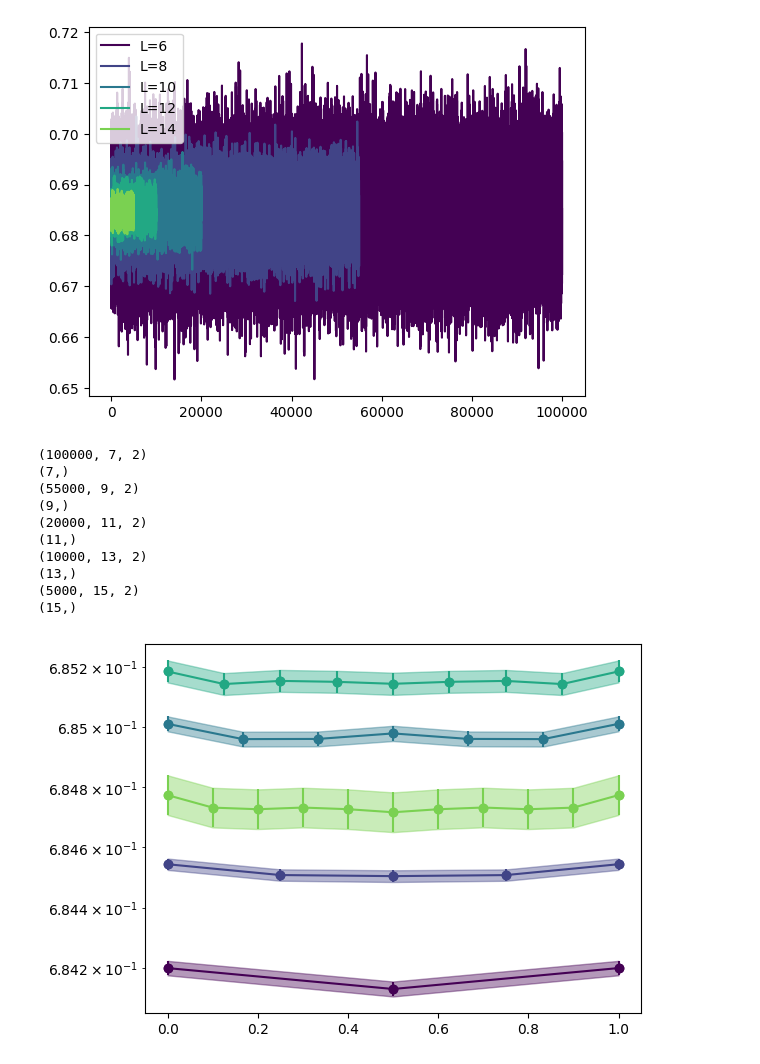
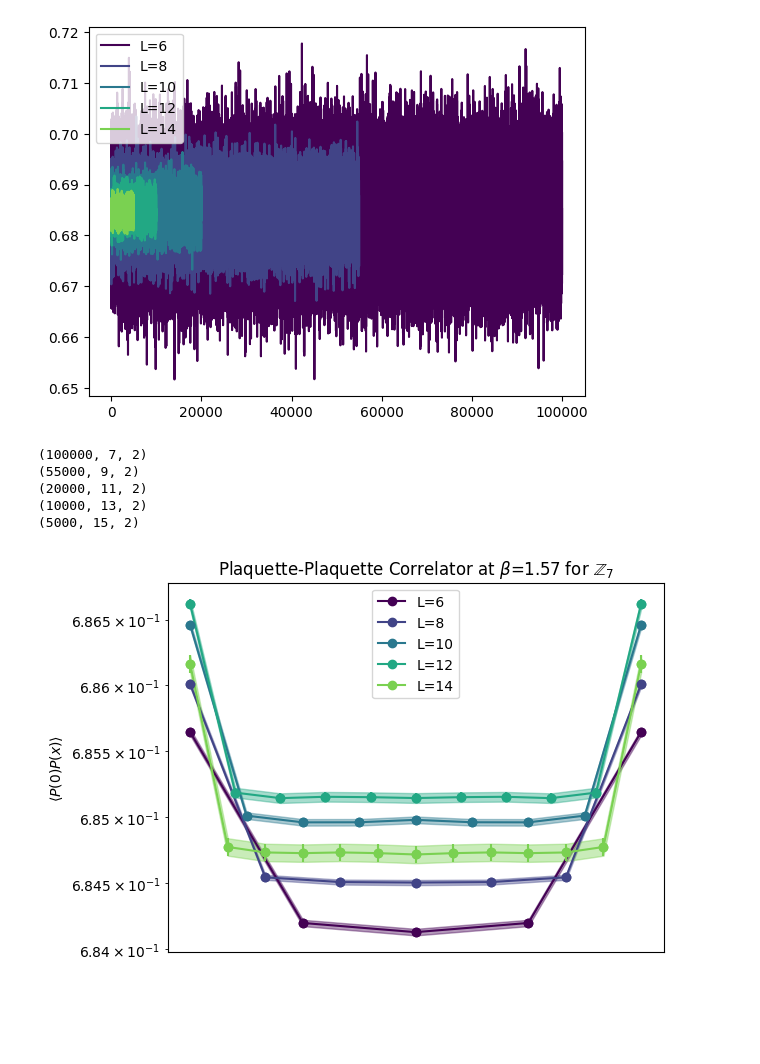
Before and after one commit to Landa233/crunchy, a Jupyter notebook: z_n_gauge/python_throwaway/z_7_correlators/better_statistics.ipynb, the cells around one changed output. Saved outputs shown, nothing was run; the diff lists cells and outputs as text; code cells hidden in the pictures; blank space fills up the shorter version.

Commit message:
data analtsis

```diff
--- a/z_n_gauge/python_throwaway/z_7_correlators/better_statistics.ipynb
+++ b/z_n_gauge/python_throwaway/z_7_correlators/better_statistics.ipynb
@@ -107,7 +107,7 @@ np.savez("temp/time_series2", time_series=time_series, tin_data=tin_data, betas=
 [('reboot_seed', [('last_state', [('edges', 'u1', (153664,)), ('rng_gen', [('rng_gen_wrapper', 'u1', (16,))]), ('performed_updates', '<u8'), ('accepted_updates', '<u8')]), ('experiment_parameters', [( ...
 [('reboot_seed', [('last_state', [('edges', 'u1', (153664,)), ('rng_gen', [('rng_gen_wrapper', 'u1', (16,))]), ('performed_updates', '<u8'), ('accepted_updates', '<u8')]), ('experiment_parameters', [( ...
 # %%
-data = np.load("temp/time_series2.npz", allow_pickle=True)
+data = np.load("../../../temp/time_series2.npz", allow_pickle=True)
 
 tin_data = data["tin_data"].item()
 betas = data["betas"]
@@ -122,7 +122,7 @@ plt.show()
 # %% [output]
 [figure]
 # %%
-data = np.load("temp/time_series2.npz", allow_pickle=True)
+data = np.load("../../../temp/time_series2.npz", allow_pickle=True)
 
 time_series = data["time_series"].item()
 
@@ -210,7 +210,7 @@ plt.show()
 14 (8, 5000, 2)
 [figure]
 # %%
-data = np.load("temp/pp_correlators2.npz", allow_pickle=True)
+data = np.load("../../../temp/pp_correlators2.npz", allow_pickle=True)
 pp_correlators = data["pp_correlators"].item()
 
 fig = plt.figure()
@@ -280,7 +280,7 @@ import numpy as np
 import matplotlib.pyplot as plt
 from matplotlib.colors import LinearSegmentedColormap, Normalize
 
-data = np.load("temp/pp_correlators2.npz", allow_pickle=True)
+data = np.load("../../../temp/pp_correlators2.npz", allow_pickle=True)
 pp_correlators = data["pp_correlators"].item()
 
 fig = plt.figure()
@@ -321,78 +321,71 @@ plt.show()
 (8, 1, 5000, 15, 2)
 [figure]
 # %%
-# x = np.linspace(0, 10, 10)
-# y = np.exp(x)
+data = np.load("../../../temp/pp_correlators2.npz", allow_pickle=True)
+pp_correlators = data["pp_correlators"].item()
 
-
-# fig, ax = plt.subplots()
-
-# ax.plot(x, y , 'o-')
-
-# error = y.copy()
-
-# ax.errorbar(x, y, yerr=error, fmt='o')
-
-# # log scale
-# ax.set_yscale('log')
+fig = plt.figure()
 
 
 
-
-# plt.show()
+# Use colormap viridis to color the lines according to the lattice size
+cmap = plt.get_cmap('viridis')
+norm = Normalize(vmin=0, vmax=len(pp_correlators.keys()))
 
 
-data = np.load("temp/pp_correlators2.npz", allow_pickle=True)
-pp_correlators = data["pp_correlators"].item()
-
-fig, ax = plt.subplots()
-
 which_beta = 3
-
-cmap = plt.get_cmap('viridis')
-norm = Normalize(vmin=0, vmax=len(pp_correlators.keys()))
 
 for (i,key) in enumerate(pp_correlators.keys()):
     pp_correlator = pp_correlators[key][which_beta,:,...].squeeze(axis=0)
 
-    pp_correlator_mean = pp_correlator.mean(axis=0)[:,0]
     print(pp_correlator.shape)
-    print(pp_correlator_mean.shape)
 
     color = cmap(norm(i))
 
-    cutoff = 2
+    pp_correlator_mean = pp_correlator.mean(axis=0)[:,0]
+
+    cutoff = 1
     if cutoff > 0:
         pp_correlator_mean = pp_correlator_mean[cutoff:-cutoff]
-    else:
+    # else:
         pp_correlator_mean = pp_correlator_mean
+
 
     Ls = np.arange(len(pp_correlator_mean))
     max_L = np.max(Ls)
     Ls = Ls / max_L
 
     plt.plot(Ls, pp_correlator_mean, '-o', label=f"L={key}", color=color)
 
+    #plot error bars
+    #calculate variance
     variance = pp_correlator.var(axis=0)[:,0]
     variance = variance[cutoff:-cutoff]
     std = np.sqrt(variance/len(pp_correlator))
 
 
     plt.fill_between(Ls, pp_correlator_mean-std, pp_correlator_mean+std, alpha=0.4, color=color)
     #also plot bars
     plt.errorbar(Ls, pp_correlator_mean, yerr=std, fmt='o', color=color)
 
 
-ax.set_yscale('log')
+plt.xticks([])
+plt.ylabel(r"$\langle P(0)P(x)\rangle$")
+
+plt.title(r"Plaquette-Plaquette Correlator at $\beta$=1.57 for $\mathbb{Z}_7$")
+plt.legend()
+
+plt.savefig("pp_correlator.pdf")
+
+# make a log plot
+plt.yscale('log')
+
+
+plt.show()
 # %% [output]
 (100000, 7, 2)
-(7,)
 (55000, 9, 2)
-(9,)
 (20000, 11, 2)
-(11,)
 (10000, 13, 2)
-(13,)
 (5000, 15, 2)
-(15,)
-[figure, old version]
+[figure, new version]
```
Also changed, not shown: parts of 2 cells of this notebook, 1 other file.
